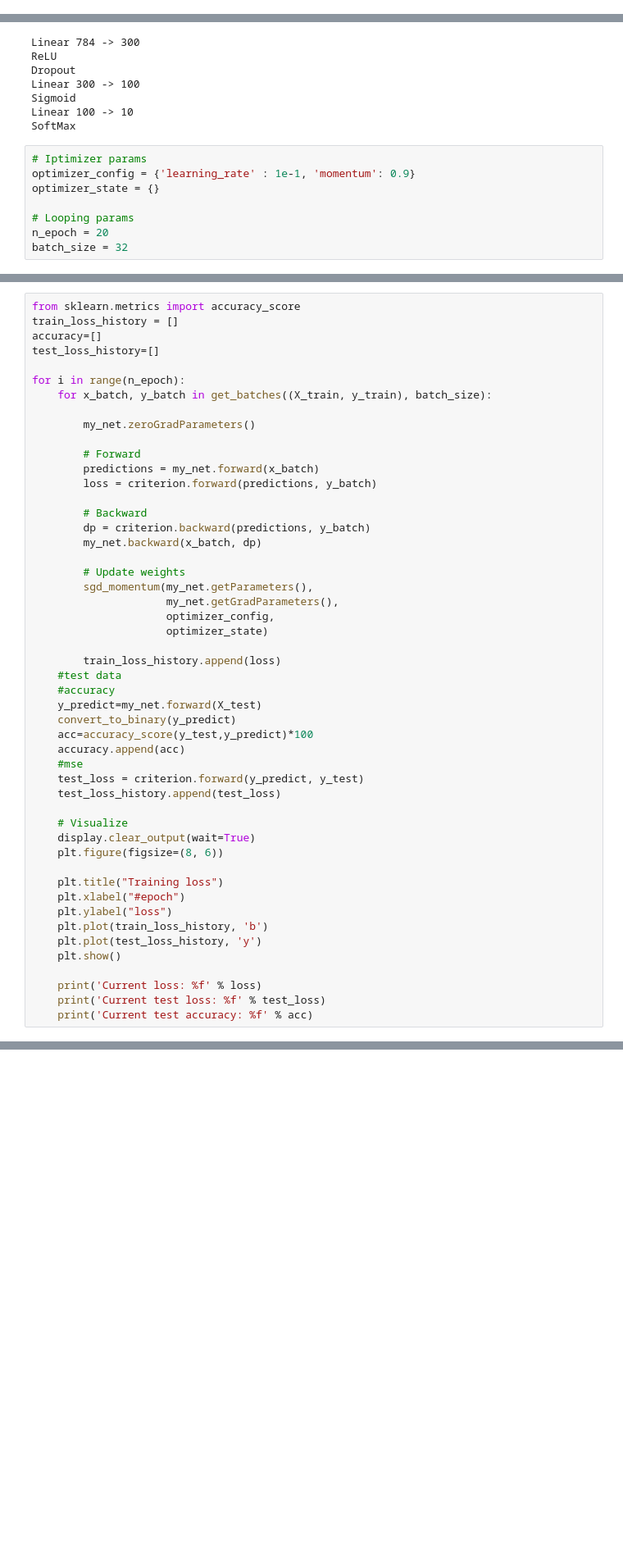
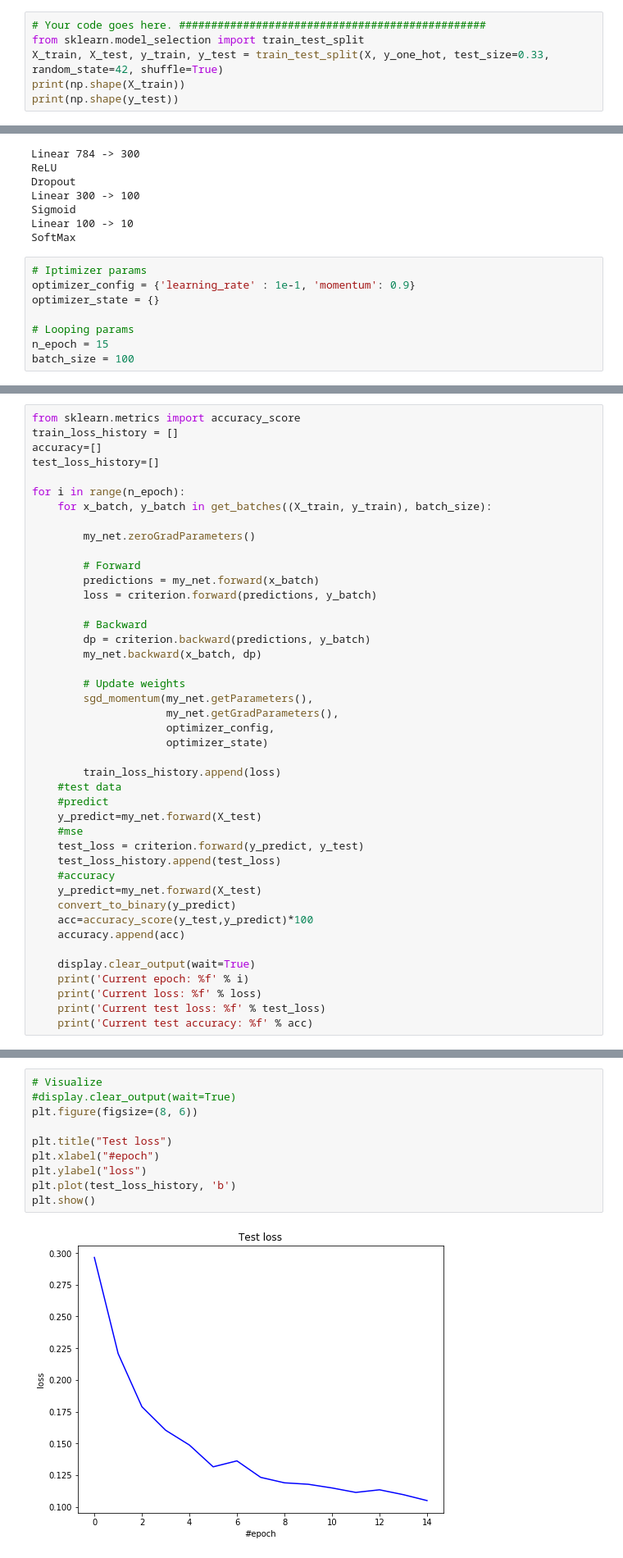
Before and after one commit to VeronikaRevjakina/NeuralNetwork_MNIST_Template, a Jupyter notebook: homework_main.ipynb, the cells around one changed output, grey strips where cells are left out. Shown at 82% size. Cells and saved outputs as stored; diff of their text form; blank space fills up the shorter version.

Commit message:
fixed, added visualization

```diff
--- a/homework_main.ipynb
+++ b/homework_main.ipynb
@@ -229,0 +227,6 @@ print(np.shape(y_test))
+# %%
+# Your code goes here. ################################################
+from sklearn.model_selection import train_test_split
+X_train, X_test, y_train, y_test = train_test_split(X, y_one_hot, test_size=0.33, random_state=42, shuffle=True)
+print(np.shape(X_train))
+print(np.shape(y_test))
@@ -260,8 +266,8 @@ optimizer_config = {'learning_rate' : 1e-1, 'momentum': 0.9}
 optimizer_state = {}
 
 # Looping params
-n_epoch = 20
-batch_size = 32
+n_epoch = 15
+batch_size = 100
 # %%
 # batch generator
 def get_batches(dataset, batch_size):
@@ -305,26 +311,19 @@ for i in range(n_epoch):
 
         train_loss_history.append(loss)
     #test data
+    #predict
+    y_predict=my_net.forward(X_test)
+    #mse
+    test_loss = criterion.forward(y_predict, y_test)
+    test_loss_history.append(test_loss)
     #accuracy
     y_predict=my_net.forward(X_test)
     convert_to_binary(y_predict)
     acc=accuracy_score(y_test,y_predict)*100
     accuracy.append(acc)
-    #mse
-    test_loss = criterion.forward(y_predict, y_test)
-    test_loss_history.append(test_loss)
 
-    # Visualize
     display.clear_output(wait=True)
-    plt.figure(figsize=(8, 6))
-
-    plt.title("Training loss")
-    plt.xlabel("#epoch")
-    plt.ylabel("loss")
-    plt.plot(train_loss_history, 'b')
-    plt.plot(test_loss_history, 'y')
-    plt.show()
-
+    print('Current epoch: %f' % i)
     print('Current loss: %f' % loss)
     print('Current test loss: %f' % test_loss)
     print('Current test accuracy: %f' % acc)
@@ -335,0 +347,12 @@ Current test accuracy: 95.290000
+# %%
+# Visualize
+#display.clear_output(wait=True)
+plt.figure(figsize=(8, 6))
+
+plt.title("Test loss")
+plt.xlabel("#epoch")
+plt.ylabel("loss")
+plt.plot(test_loss_history, 'b')
+plt.show()
+# %% [output]
+[figure, added]
```
Also changed, not shown: parts of 5 cells of this notebook.
